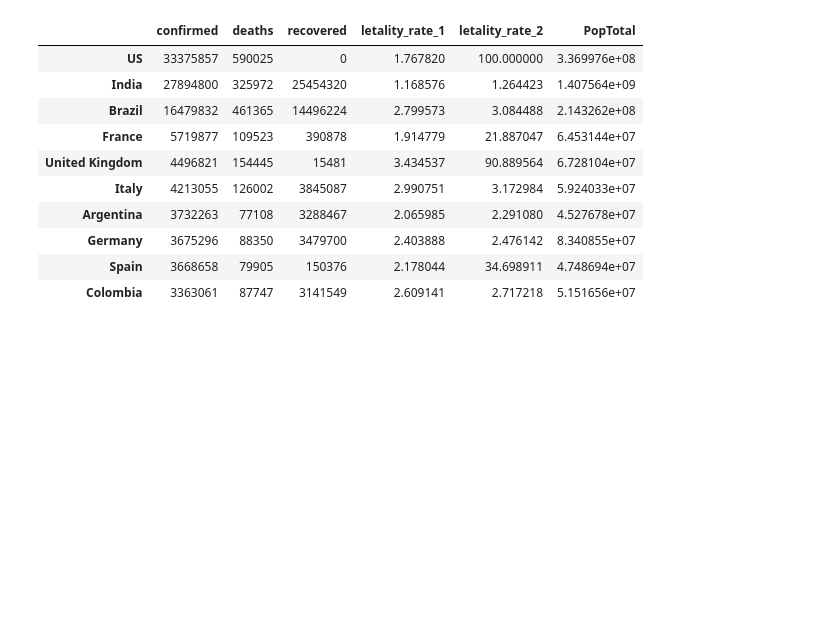
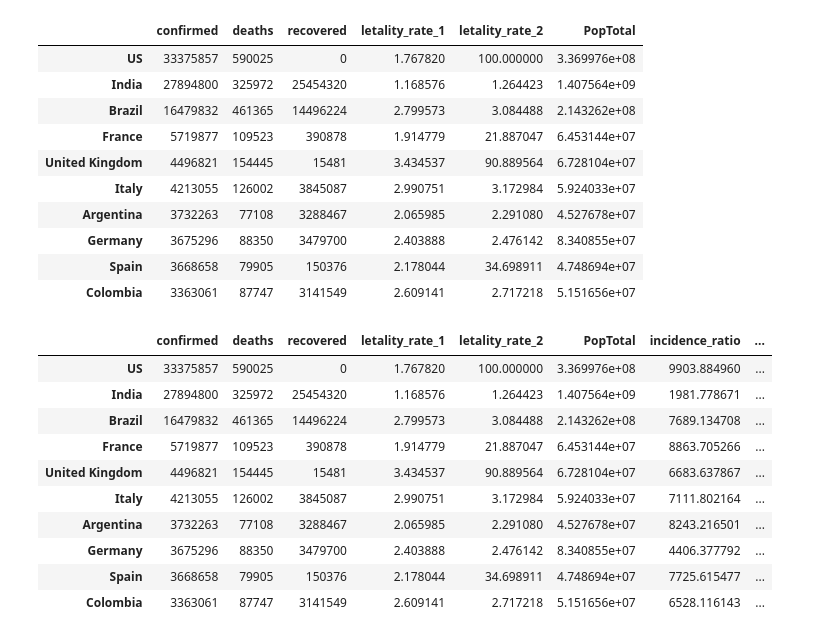
Before and after one commit to Gleis0nLemos/Data-Science-e-Sa-de, a Jupyter notebook: Data_Science_e_Saude.ipynb, the cells around one changed output. Cells and saved outputs as stored; diff of their text form; code cells hidden in the pictures; blank space fills up the shorter version.

Commit message:
Taxa de incidência e mortalidade

```diff
--- a/Data_Science_e_Saude.ipynb
+++ b/Data_Science_e_Saude.ipynb
@@ -769,3 +769,23 @@ combined_expanded.head(10)
 | Germany | 3675296 | 88350 | 3479700 | 2.403888 | 2.476142 | 8.340855e+07 |
 | Spain | 3668658 | 79905 | 150376 | 2.178044 | 34.698911 | 4.748694e+07 |
 | Colombia | 3363061 | 87747 | 3141549 | 2.609141 | 2.717218 | 5.151656e+07 |
+# %%
+# O cálculo de incidencia aqui está errado, pois assumi que a população em risco de Mainland China é todo mundo
+# mas até agora 83% dos casos estão em Hubei
+# Durante esse momento da epidemia é injusto com a localização (Mainland China) considerar essa incidência.
+
+combined_expanded['incidence_ratio'] = combined_expanded['confirmed'] / combined_expanded['PopTotal'] * 100000
+combined_expanded['mortality_rate'] = combined_expanded['deaths'] / combined_expanded['PopTotal'] * 100000
+combined_expanded.head(10)
+# %% [output]
+|  | confirmed | deaths | recovered | letality_rate_1 | letality_rate_2 | PopTotal | incidence_ratio | ... |
+| US | 33375857 | 590025 | 0 | 1.767820 | 100.000000 | 3.369976e+08 | 9903.884960 | ... |
+| India | 27894800 | 325972 | 25454320 | 1.168576 | 1.264423 | 1.407564e+09 | 1981.778671 | ... |
+| Brazil | 16479832 | 461365 | 14496224 | 2.799573 | 3.084488 | 2.143262e+08 | 7689.134708 | ... |
+| France | 5719877 | 109523 | 390878 | 1.914779 | 21.887047 | 6.453144e+07 | 8863.705266 | ... |
+| United Kingdom | 4496821 | 154445 | 15481 | 3.434537 | 90.889564 | 6.728104e+07 | 6683.637867 | ... |
+| Italy | 4213055 | 126002 | 3845087 | 2.990751 | 3.172984 | 5.924033e+07 | 7111.802164 | ... |
+| Argentina | 3732263 | 77108 | 3288467 | 2.065985 | 2.291080 | 4.527678e+07 | 8243.216501 | ... |
+| Germany | 3675296 | 88350 | 3479700 | 2.403888 | 2.476142 | 8.340855e+07 | 4406.377792 | ... |
+| Spain | 3668658 | 79905 | 150376 | 2.178044 | 34.698911 | 4.748694e+07 | 7725.615477 | ... |
+| Colombia | 3363061 | 87747 | 3141549 | 2.609141 | 2.717218 | 5.151656e+07 | 6528.116143 | ... |
```
Also changed, not shown: parts of 1 cell of this notebook, 1 other file.
